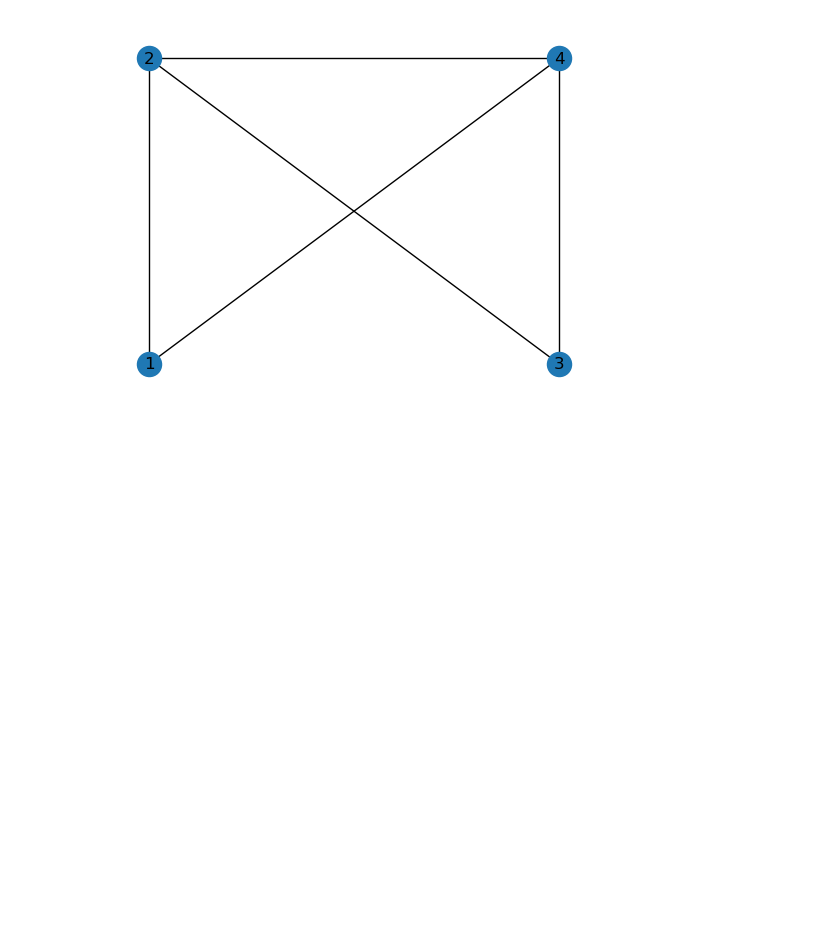
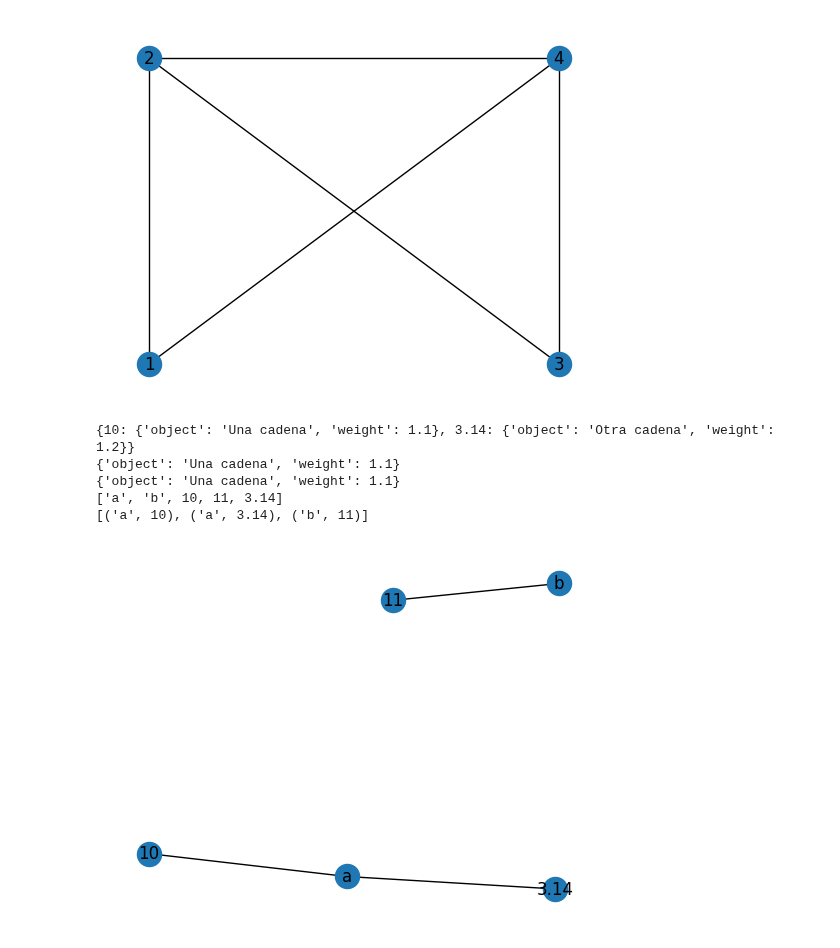
Before and after one commit to liiiaamm/GraphNav, a Jupyter notebook: clase.ipynb, the cells around one changed output. Drawn from its saved outputs; the diff is of its cells as text; code cells hidden in the pictures; blank space fills up the shorter version.

```diff
--- a/clase.ipynb
+++ b/clase.ipynb
@@ -40,3 +40,26 @@ nx.draw(G,with_labels=True,pos={1:(0,0),2:(0,1),3:(1,0),4:(1,1)})
 plt.show()
 # %% [output]
 [figure]
+# %%
+
+G2=nx.Graph()
+G2.add_nodes_from(["a","b",10,11,3.14])
+G2.add_edge("a",10,object="Una cadena", weight=1.1)
+G2.add_edges_from([("a",3.14,{"object":"Otra cadena","weight":1.2}),("b",11,{"object": "Cadena adicional","weight": 1.3})])
+print(G2['a'])
+#Contenido de la arista entre "a" y 10
+print(G2.edges["a",10])
+print(G2["a"][10])
+print(G2.nodes)
+print(G2.edges)
+#Representamos
+plot=plt.plot()
+nx.draw(G2,with_labels=True)
+plt.show()
+# %% [output]
+{10: {'object': 'Una cadena', 'weight': 1.1}, 3.14: {'object': 'Otra cadena', 'weight': 1.2}}
+{'object': 'Una cadena', 'weight': 1.1}
+{'object': 'Una cadena', 'weight': 1.1}
+['a', 'b', 10, 11, 3.14]
+[('a', 10), ('a', 3.14), ('b', 11)]
+[figure, added]
```
Also changed, not shown: parts of 2 cells of this notebook.
